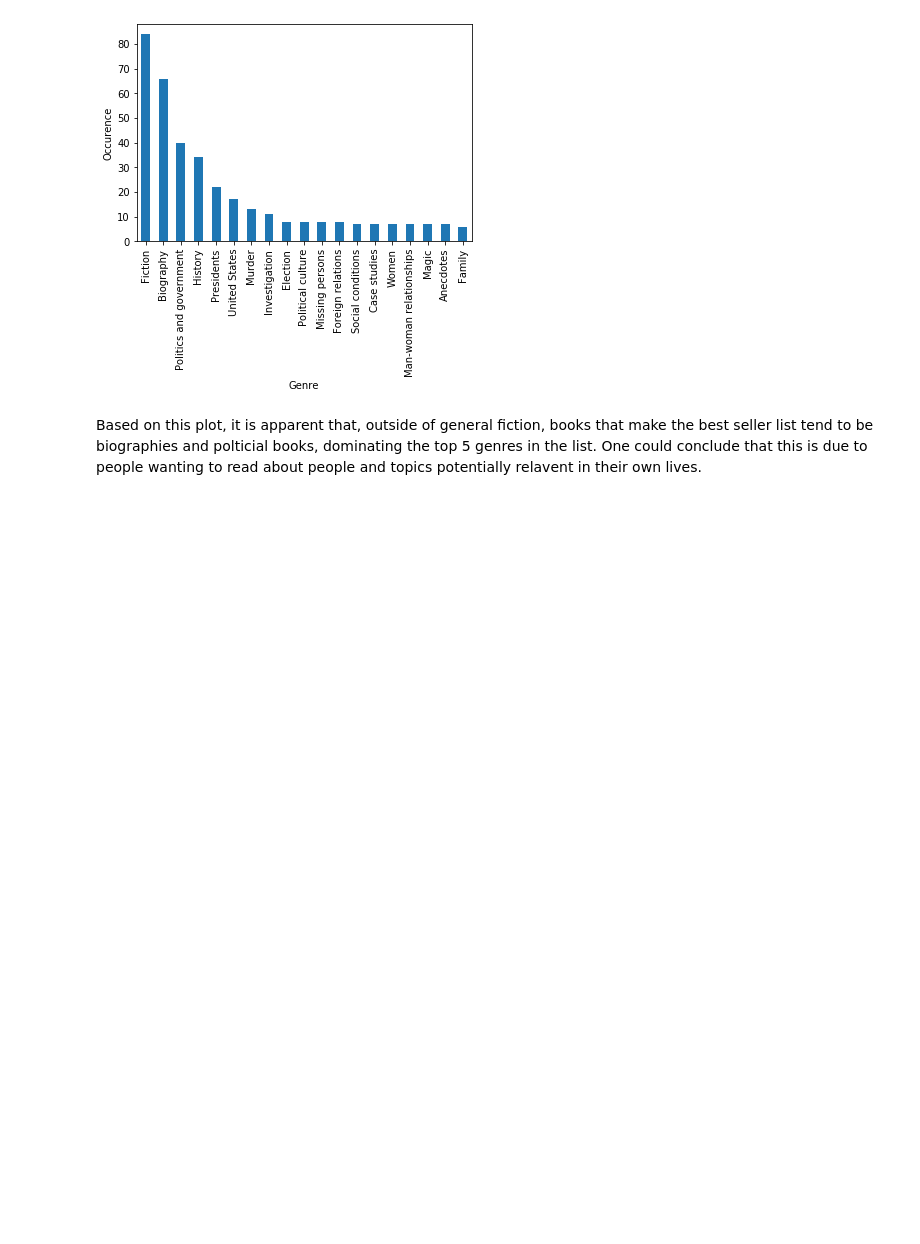
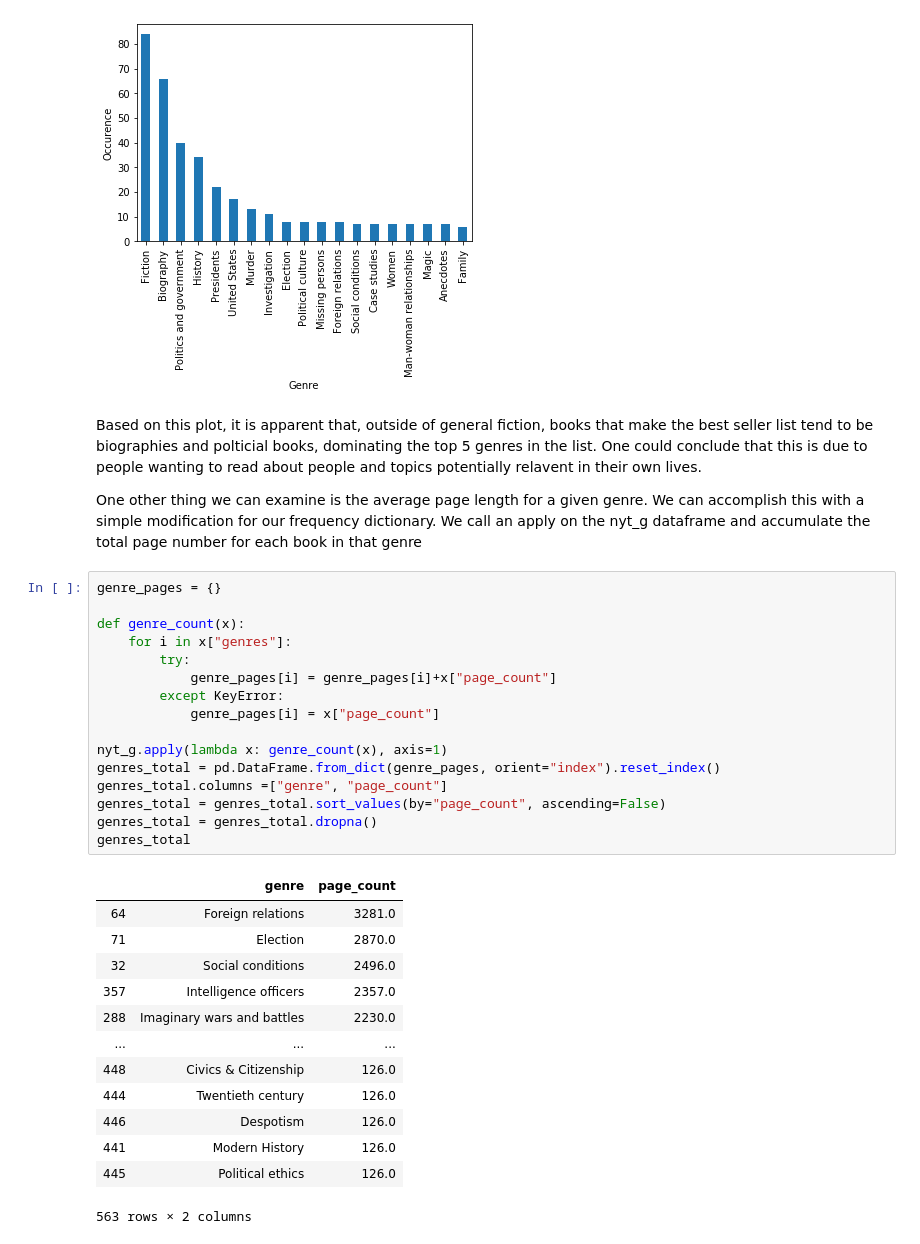
Before and after one commit to brennyD/brennyD.github.io, a Jupyter notebook: Final Tutorial.ipynb, the cells around one changed output. Drawn from its saved outputs; the diff is of its cells as text; blank space fills up the shorter version.

```diff
--- a/Final Tutorial.ipynb
+++ b/Final Tutorial.ipynb
@@ -453,3 +453,35 @@ bar.set_ylabel("Occurence");
 [figure]
 # %% [markdown]
 Based on this plot, it is apparent that, outside of general fiction, books that make the best seller list tend to be biographies and polticial books, dominating the top 5 genres in the list. One could conclude that this is due to people wanting to read about people and topics potentially relavent in their own lives.
+
+One other thing we can examine is the average page length for a given genre. We can accomplish this with a simple modification for our frequency dictionary. We call an apply on the nyt_g dataframe and accumulate the total page number for each book in that genre
+# %%
+genre_pages = {}
+
+def genre_count(x):
+    for i in x["genres"]:
+        try:
+            genre_pages[i] = genre_pages[i]+x["page_count"]
+        except KeyError:
+            genre_pages[i] = x["page_count"]
+
+nyt_g.apply(lambda x: genre_count(x), axis=1)
+genres_total = pd.DataFrame.from_dict(genre_pages, orient="index").reset_index()
+genres_total.columns =["genre", "page_count"]
+genres_total = genres_total.sort_values(by="page_count", ascending=False)
+genres_total = genres_total.dropna()
+genres_total
+# %% [output]
+|  | genre | page_count |
+| 64 | Foreign relations | 3281.0 |
+| 71 | Election | 2870.0 |
+| 32 | Social conditions | 2496.0 |
+| 357 | Intelligence officers | 2357.0 |
+| 288 | Imaginary wars and battles | 2230.0 |
+| ... | ... | ... |
+| 448 | Civics & Citizenship | 126.0 |
+| 444 | Twentieth century | 126.0 |
+| 446 | Despotism | 126.0 |
+| 441 | Modern History | 126.0 |
+| 445 | Political ethics | 126.0 |
+563 rows × 2 columns
```
Also changed, not shown: parts of 7 cells of this notebook, 1 other file.
